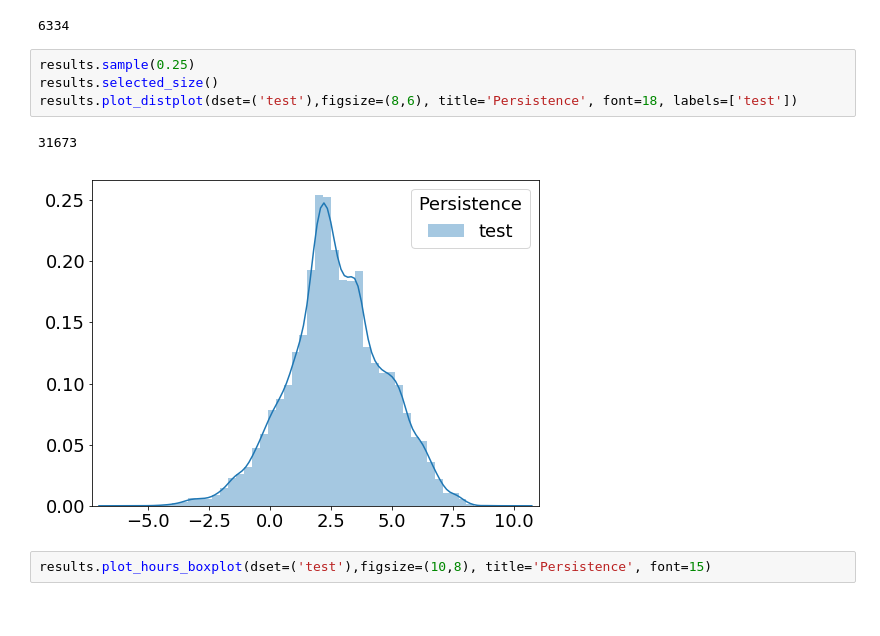
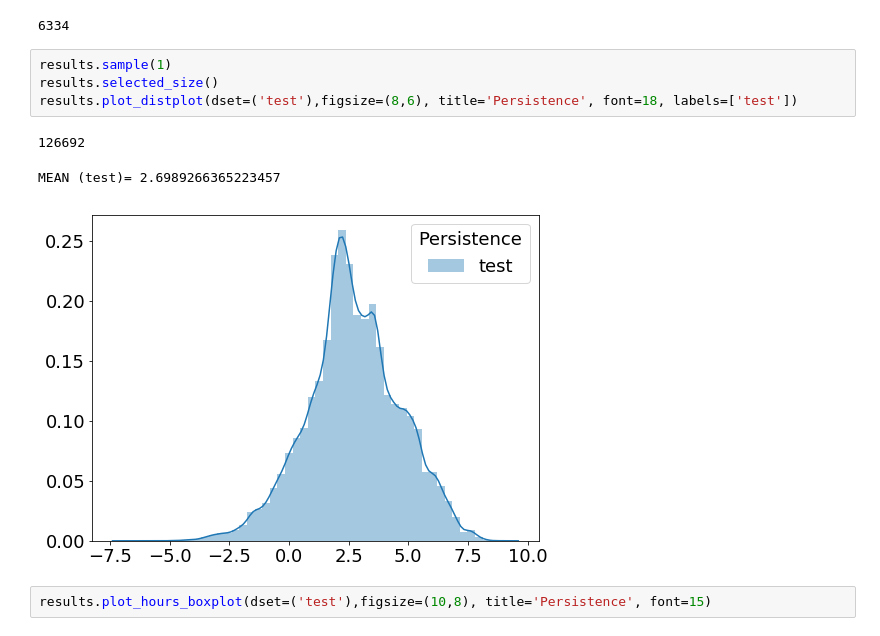
Before and after one commit to bejar/Wind, a Jupyter notebook: Notebooks/0EnergiesStatisticsFullExpIndividual.ipynb, the cells around one changed output. Drawn from its saved outputs; the diff is of its cells as text.

```diff
--- a/Notebooks/0EnergiesStatisticsFullExpIndividual.ipynb
+++ b/Notebooks/0EnergiesStatisticsFullExpIndividual.ipynb
@@ -25,12 +25,13 @@ results.plot_map(dset=('test'),figsize=(1200,800))
 # %% [output]
 6334
 # %%
-results.sample(0.25)
+results.sample(1)
 results.selected_size()
 results.plot_distplot(dset=('test'),figsize=(8,6), title='Persistence', font=18, labels=['test'])
 # %% [output]
-31673
+126692
+MEAN (test)= 2.6989266365223457
-[figure, old version]
+[figure, new version]
 # %%
 results.plot_hours_boxplot(dset=('test'),figsize=(10,8), title='Persistence', font=15)
 # %% [output]
```
Also changed, not shown: parts of 17 cells of this notebook, 6 other files.
